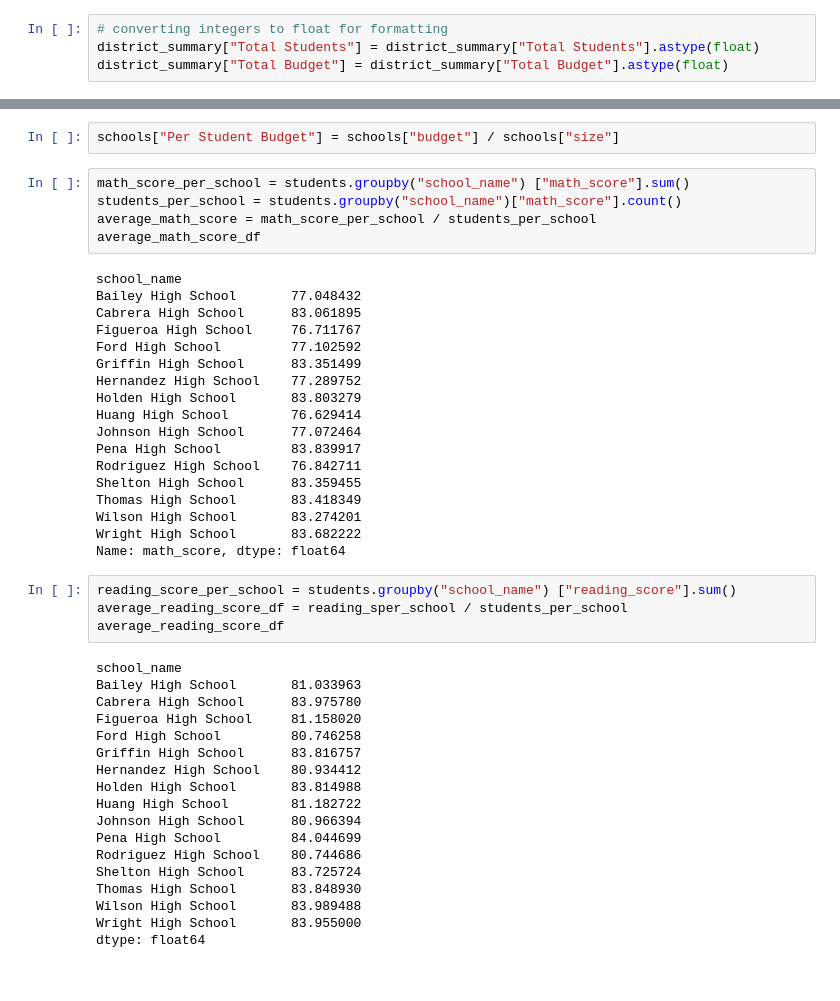
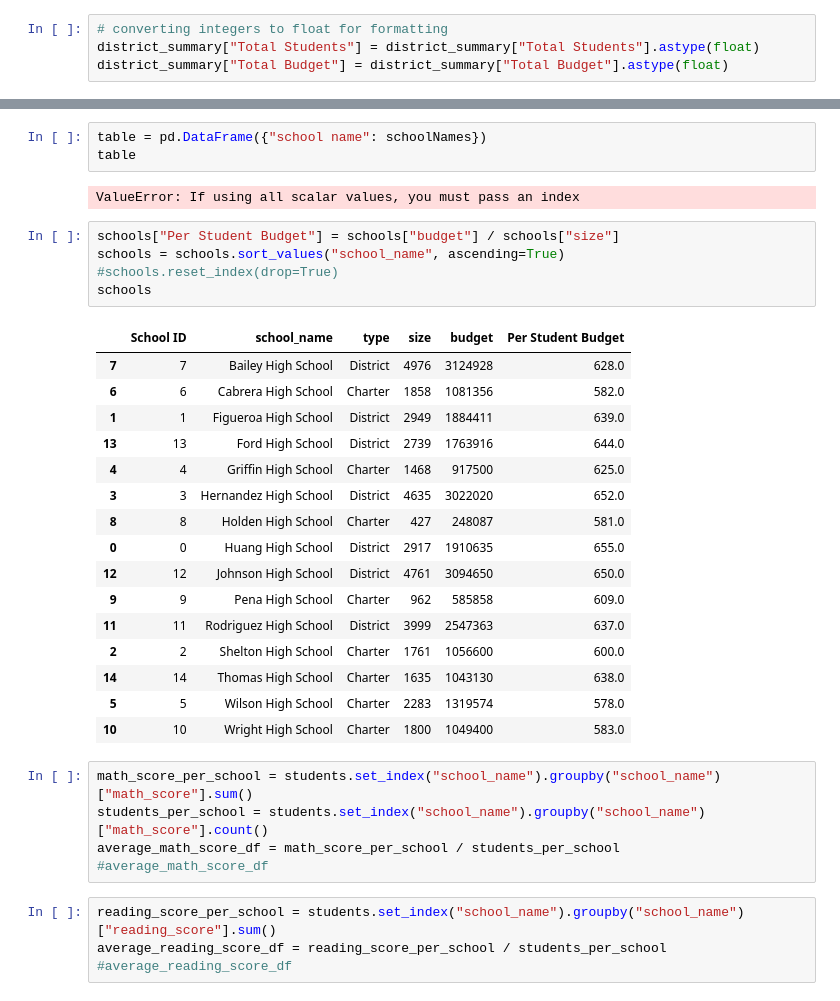
Before and after one commit to JimKTran/UofT-BCS-Pandas-Challenge, a Jupyter notebook: PyCitySchools/PyCitySchools.ipynb, the cells around one changed output, grey strips where cells are left out. Saved outputs shown, nothing was run; the diff lists cells and outputs as text.

```diff
--- a/PyCitySchools/PyCitySchools.ipynb
+++ b/PyCitySchools/PyCitySchools.ipynb
@@ -103,50 +106,39 @@ district_summary["Total Budget"] = district_summary["Total Budget"].map('${:,.2f
+# %%
+table = pd.DataFrame({"school name": schoolNames})
+table
+# %% [output]
+ValueError: If using all scalar values, you must pass an index
 # %%
 schools["Per Student Budget"] = schools["budget"] / schools["size"]
+schools = schools.sort_values("school_name", ascending=True)
+#schools.reset_index(drop=True)
+schools
+# %% [output]
+|  | School ID | school_name | type | size | budget | Per Student Budget |
+| 7 | 7 | Bailey High School | District | 4976 | 3124928 | 628.0 |
+| 6 | 6 | Cabrera High School | Charter | 1858 | 1081356 | 582.0 |
+| 1 | 1 | Figueroa High School | District | 2949 | 1884411 | 639.0 |
+| 13 | 13 | Ford High School | District | 2739 | 1763916 | 644.0 |
+| 4 | 4 | Griffin High School | Charter | 1468 | 917500 | 625.0 |
+| 3 | 3 | Hernandez High School | District | 4635 | 3022020 | 652.0 |
+| 8 | 8 | Holden High School | Charter | 427 | 248087 | 581.0 |
+| 0 | 0 | Huang High School | District | 2917 | 1910635 | 655.0 |
+| 12 | 12 | Johnson High School | District | 4761 | 3094650 | 650.0 |
+| 9 | 9 | Pena High School | Charter | 962 | 585858 | 609.0 |
+| 11 | 11 | Rodriguez High School | District | 3999 | 2547363 | 637.0 |
+| 2 | 2 | Shelton High School | Charter | 1761 | 1056600 | 600.0 |
+| 14 | 14 | Thomas High School | Charter | 1635 | 1043130 | 638.0 |
+| 5 | 5 | Wilson High School | Charter | 2283 | 1319574 | 578.0 |
+| 10 | 10 | Wright High School | Charter | 1800 | 1049400 | 583.0 |
 # %%
-math_score_per_school = students.groupby("school_name") ["math_score"].sum()
-students_per_school = students.groupby("school_name")["math_score"].count()
-average_math_score = math_score_per_school / students_per_school
-average_math_score_df
+math_score_per_school = students.set_index("school_name").groupby("school_name") ["math_score"].sum()
+students_per_school = students.set_index("school_name").groupby("school_name")["math_score"].count()
+average_math_score_df = math_score_per_school / students_per_school
+#average_math_score_df
-# %% [output]
-school_name
-Bailey High School       77.048432
-Cabrera High School      83.061895
-Figueroa High School     76.711767
-Ford High School         77.102592
-Griffin High School      83.351499
-Hernandez High School    77.289752
-Holden High School       83.803279
-Huang High School        76.629414
-Johnson High School      77.072464
-Pena High School         83.839917
-Rodriguez High School    76.842711
-Shelton High School      83.359455
-Thomas High School       83.418349
-Wilson High School       83.274201
-Wright High School       83.682222
-Name: math_score, dtype: float64
 # %%
-reading_score_per_school = students.groupby("school_name") ["reading_score"].sum()
-average_reading_score_df = reading_sper_school / students_per_school
-average_reading_score_df
+reading_score_per_school = students.set_index("school_name").groupby("school_name") ["reading_score"].sum()
+average_reading_score_df = reading_score_per_school / students_per_school
+#average_reading_score_df
-# %% [output]
-school_name
-Bailey High School       81.033963
-Cabrera High School      83.975780
-Figueroa High School     81.158020
-Ford High School         80.746258
-Griffin High School      83.816757
-Hernandez High School    80.934412
-Holden High School       83.814988
-Huang High School        81.182722
-Johnson High School      80.966394
-Pena High School         84.044699
-Rodriguez High School    80.744686
-Shelton High School      83.725724
-Thomas High School       83.848930
-Wilson High School       83.989488
-Wright High School       83.955000
-dtype: float64
 # %%
 # calculate the percentage of students with a passing math score (70 or greater) per school
 math_greater_70_per_school = students.loc[students["math_score"] >= 70, :]
```
Also changed, not shown: parts of 10 cells of this notebook.
